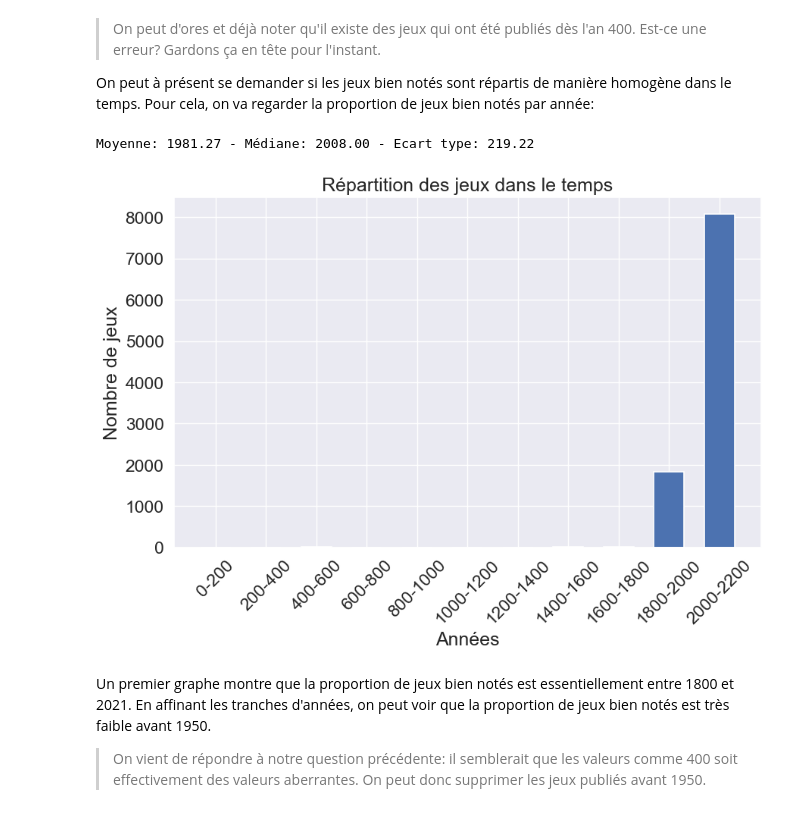
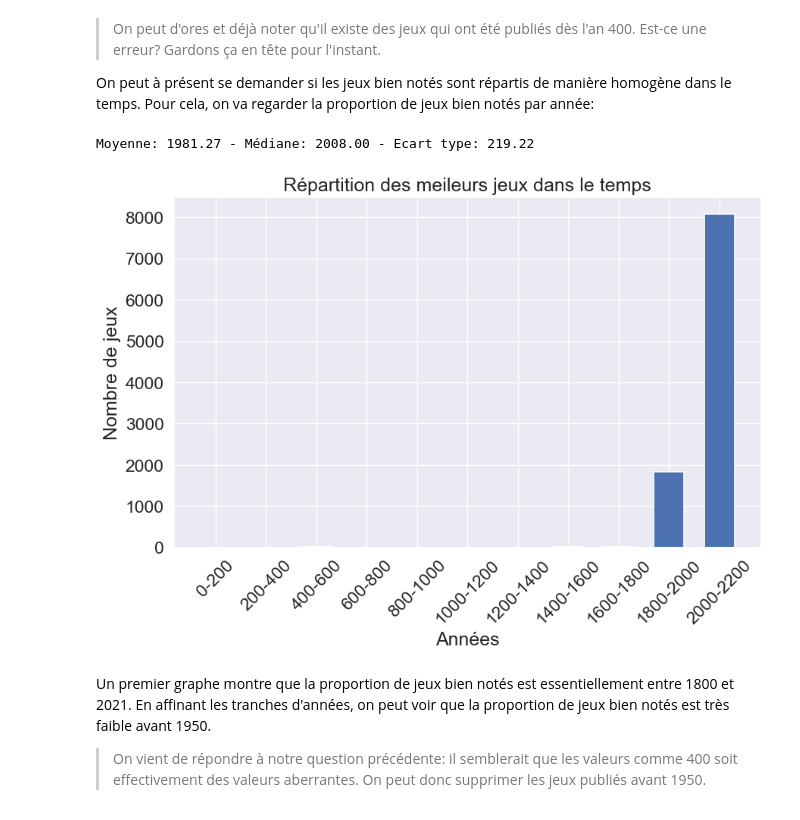
Before and after one commit to LOISGALLAUD/issd, a Jupyter notebook: PROJET/LGALLAUD.ipynb, the cells around one changed output. Saved outputs shown, nothing was run; the diff lists cells and outputs as text; code cells hidden in the pictures.

```diff
--- a/PROJET/LGALLAUD.ipynb
+++ b/PROJET/LGALLAUD.ipynb
@@ -258,33 +264,33 @@ On peut à présent se demander si les jeux bien notés sont répartis de maniè
 # %%
 # Intervalles de 10 ans
 intervals = [[i, i+200] for i in range(0, 2021, 200)]
 
 # Calcul du nombre de jeux par intervalle
 amounts = []
 for interval in intervals:
     i, j = interval
     games_in_interval = valid_years[(valid_years['yearpublished'] >= i) & (valid_years['yearpublished'] < j)]
     amounts.append(len(games_in_interval))
 
 # Calcul de la moyenne, médiane et de l'écart type
 mean = df['yearpublished'].mean()
 median = df['yearpublished'].median()
 std = df['yearpublished'].std()
 print(f"Moyenne: {mean:.2f} - Médiane: {median:.2f} - Ecart type: {std:.2f}")
 
 # Création de l'histogramme en barres
 plt.figure(figsize=(10,6))
-plt.title("Répartition des jeux dans le temps")
+plt.title("Répartition des meileurs jeux dans le temps")
 plt.xlabel("Années")
 plt.xticks(rotation=45)
 plt.ylabel("Nombre de jeux")
 
 labels = [f"{i}-{i+200}" for i in range(0, 2021, 200)]
 plt.bar(labels, amounts, linewidth=1.2, width=0.6)
 plt.show()
 # %% [output]
 Moyenne: 1981.27 - Médiane: 2008.00 - Ecart type: 219.22
-[figure, old version]
+[figure, new version]
 # %% [markdown]
 Un premier graphe montre que la proportion de jeux bien notés est essentiellement entre 1800 et 2021. En affinant les tranches d'années, on peut voir que la proportion de jeux bien notés est très faible avant 1950.
 
```
Also changed, not shown: parts of 13 cells of this notebook, 6 other files.
